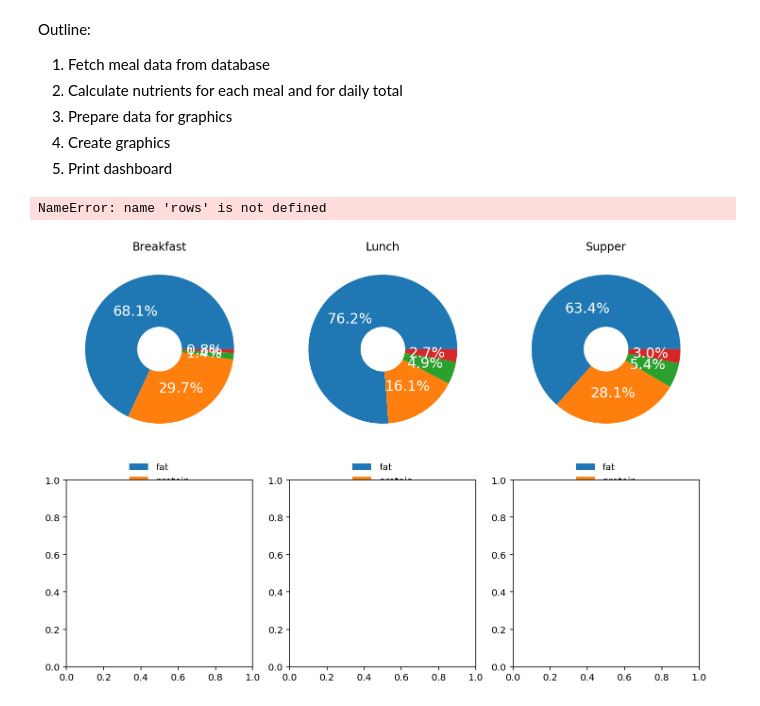
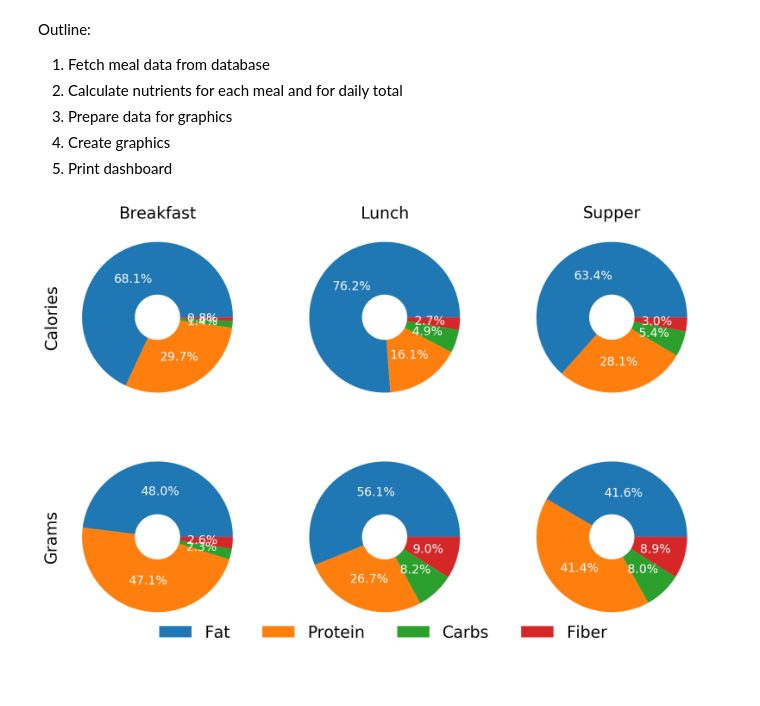
Before and after one commit to fabiangunzinger/learning, a Jupyter notebook: food-data/foods.ipynb, the cells around one changed output. Saved outputs shown, nothing was run; the diff lists cells and outputs as text; code cells hidden in the pictures; blank space fills up the shorter version.

Commit message:
Nicer labels

```diff
--- a/food-data/foods.ipynb
+++ b/food-data/foods.ipynb
@@ -268,41 +268,44 @@ def calc_nuts(meals, add_total=True):
 
     return pd.concat(pieces)
 
 
 def make_meals_data(data):
     return data.groupby(['measure', 'meal', 'nutrient'], as_index=False).sum()
     return data
 
 
 nuts = calc_nuts(meals, add_total=False)
 meals_data = make_meals_data(nuts)
 # nuts_data = make_nuts_data(nuts)
 
 # Need to correct shares in daily total, which sum to n meals rather than 1
 
 data = meals_data
 
 nrows = data.measure.nunique()
 ncols = data.meal.nunique()
 
 fig, ax = plt.subplots(nrows, ncols, figsize=(12, 8))
 
 for row, measure in enumerate(data.measure.unique()):
     for col, meal in enumerate(data.meal.unique()):
         d = data.loc[(data.measure == measure) & (data.meal == meal)]
         ax[row, col].pie(d.share, labels=d.nutrient, autopct='%1.1f%%',
                                textprops=dict(color='white', size=15),
                                wedgeprops=dict(width=.7))
-        ax[row, col].set(title=meal)
-        ax[row, col].legend(d.nutrient, loc='lower center', borderpad=-8, framealpha=0)
 
-    legend_labs = [data.nutrients.unique().capitalize().replace('_', ' ') for r in rows]
-    fig.legend(legend_labs, loc='lower center', ncol=4, fontsize=20,
-               framealpha=0, borderpad=0)
-    fig.tight_layout();
+# Set column and row labels
+ax[0, 0].set_ylabel('Calories', fontsize=20)
+ax[1, 0].set_ylabel('Grams', fontsize=20)
+for col, name in enumerate(data.meal.unique()):
+    ax[0, col].set_title(name, fontsize=20)
+
+legend_labs = [n.capitalize().replace('_', ' ') for n in data.nutrient.unique()]
+fig.legend(legend_labs, loc='lower center', ncol=4, fontsize=20,
+           framealpha=0, borderpad=0)
+fig.tight_layout();
 # %% [output]
-NameError: name 'rows' is not defined
-[figure, old version]
+[figure, new version]
 # %%
 
 
```
